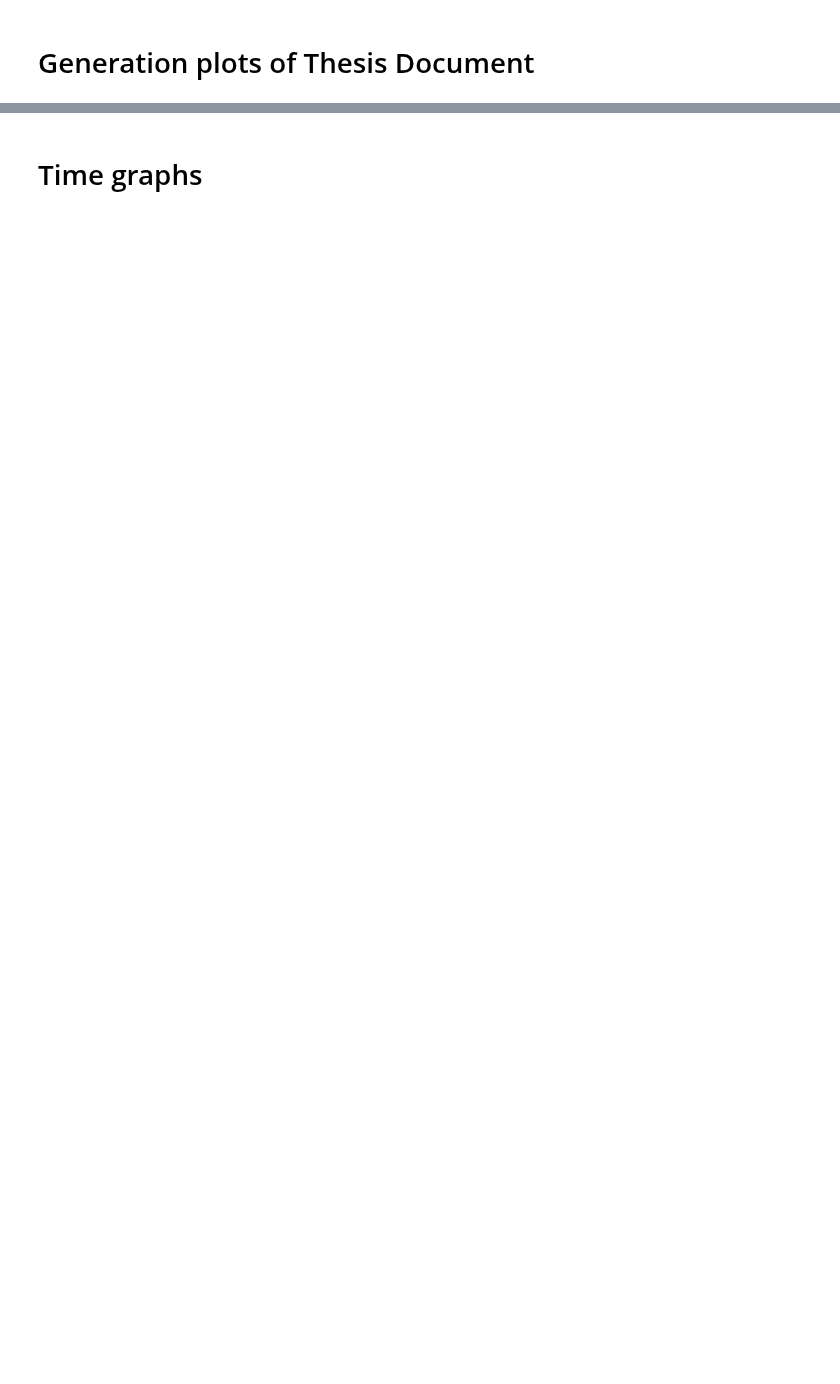
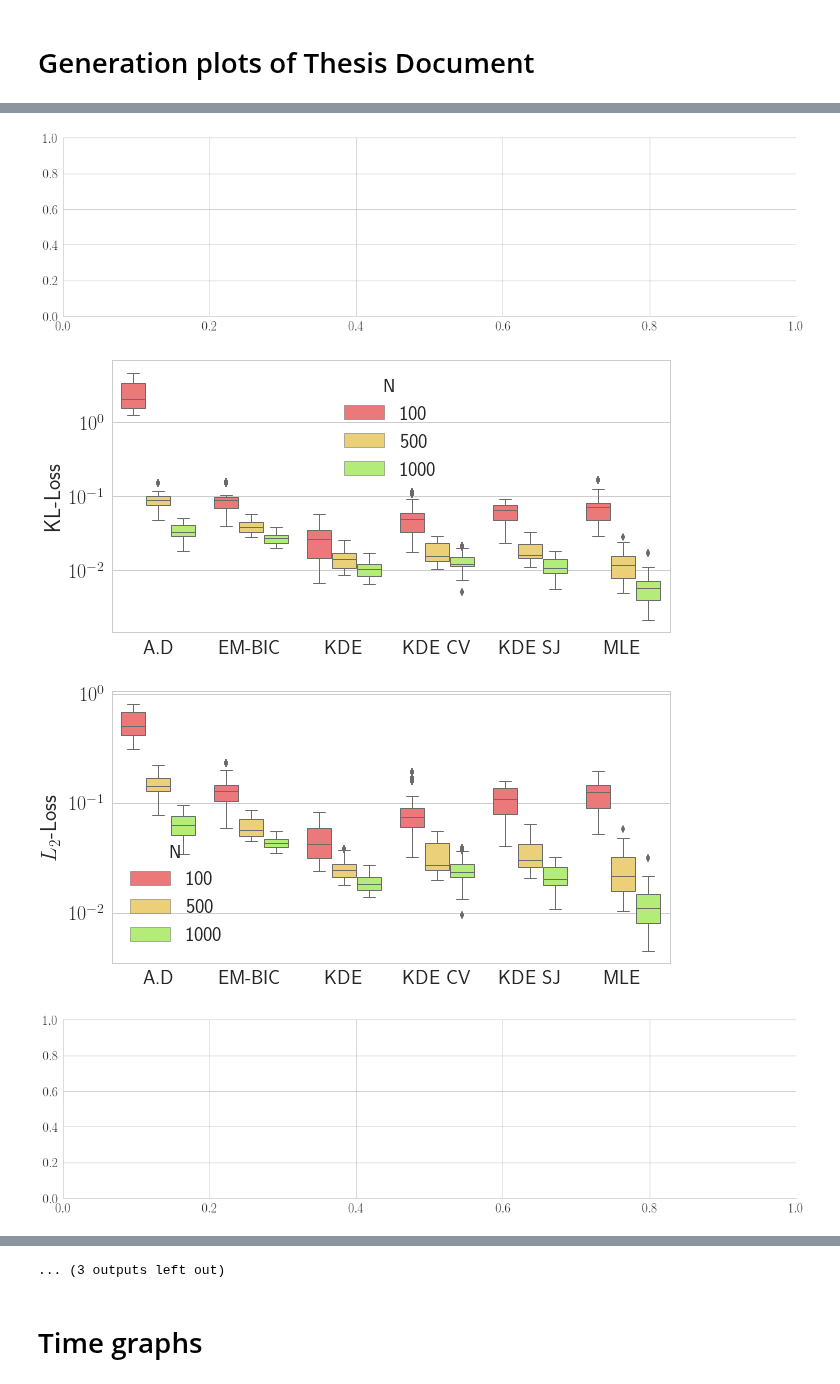
Before and after one commit to mehdisebbar/kl-aggregation, a Jupyter notebook: weight_vector_simulations_paper/weight_vector_estim_code/result extract v2.ipynb, the cells around one changed output, grey strips where cells are left out. Cells and saved outputs as stored; diff of their text form; code cells hidden in the pictures; blank space fills up the shorter version.

```diff
--- a/weight_vector_simulations_paper/weight_vector_estim_code/result extract v2.ipynb
+++ b/weight_vector_simulations_paper/weight_vector_estim_code/result extract v2.ipynb
@@ -223,6 +8,7 @@ df3
 # %%
 %matplotlib inline
 import pandas as pd
-df5 = pd.read_csv("/Users/mehdi/Downloads/GLU_valid_2017-06-12_18.37.51/cleaned_results_N_100_500_1000_GLU_2017-06-12_18.37.51.csv")
 from plot_graphs import plot_weight_estim_loss_thesis
-plot_weight_estim_loss_thesis(df5, "GL")
+
+simu_file_cleaned = "/Users/mehdi/Downloads/GLU_valid_2017-06-12_18.37.51/cleaned_results_N_100_500_1000_GLU_2017-06-12_18.37.51.csv"
+df_cleaned = pd.read_csv(simu_file_cleaned)
@@ -242,0 +15,7 @@ plot_weight_estim_loss_thesis(df5, "GL")
+# %%
+plot_weight_estim_loss_thesis(df_cleaned, "GLU")
+# %% [output]
+[figure, added]
+[figure, added]
+[figure, added]
+[figure, added]
@@ -243,2 +30,3 @@ plot_weight_estim_loss_thesis(df5, "GL")
+... (3 outputs left out)
 # %% [markdown]
 # Time graphs
```
Also changed, not shown: parts of 22 cells of this notebook, 1 other file.
